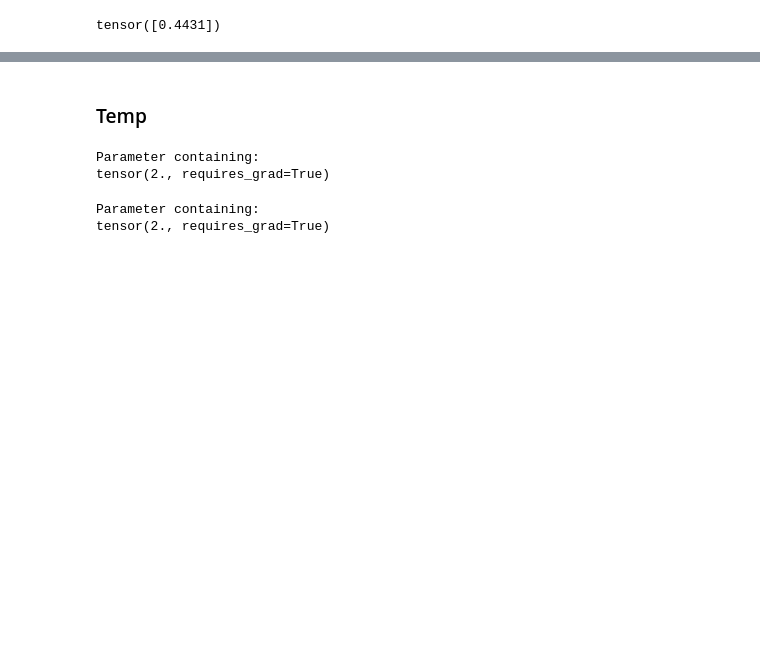
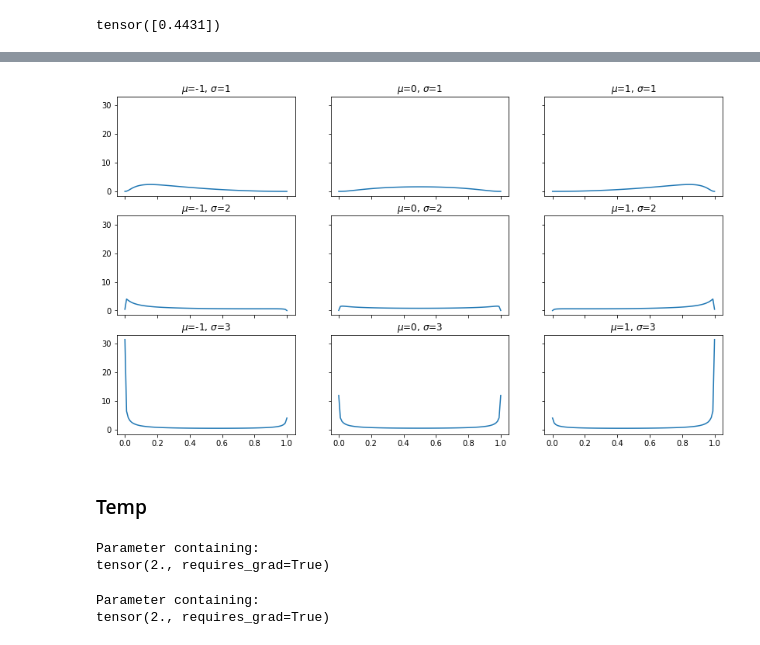
Before and after one commit to IrisTeng/VS-BNN, a Jupyter notebook: code/horseshoe/test_logitnormal.ipynb, the cells around one changed output, grey strips where cells are left out. Cells and saved outputs as stored; diff of their text form; code cells hidden in the pictures; blank space fills up the shorter version.

```diff
--- a/code/horseshoe/test_logitnormal.ipynb
+++ b/code/horseshoe/test_logitnormal.ipynb
@@ -72,3 +72,12 @@ plt.plot(x, logitnormal_pdf(x,0,1))
+# %%
+fig, ax = plt.subplots(3,3, sharex=True, sharey=True, figsize=(14,8))
+
+for i, mu in enumerate([-1,0,1]):
+    for j, sig in enumerate([1,2,3]):
+        ax[j,i].plot(x, logitnormal_pdf(x,mu,sig**2))
+        ax[j,i].set_title(r'$\mu$=%d, $\sigma$=%d'%(mu,sig))
+# %% [output]
+[figure, added]
 # %% [markdown]
 ### Temp
 # %%
```
Also changed, not shown: parts of 4 cells of this notebook, 3 other files.
